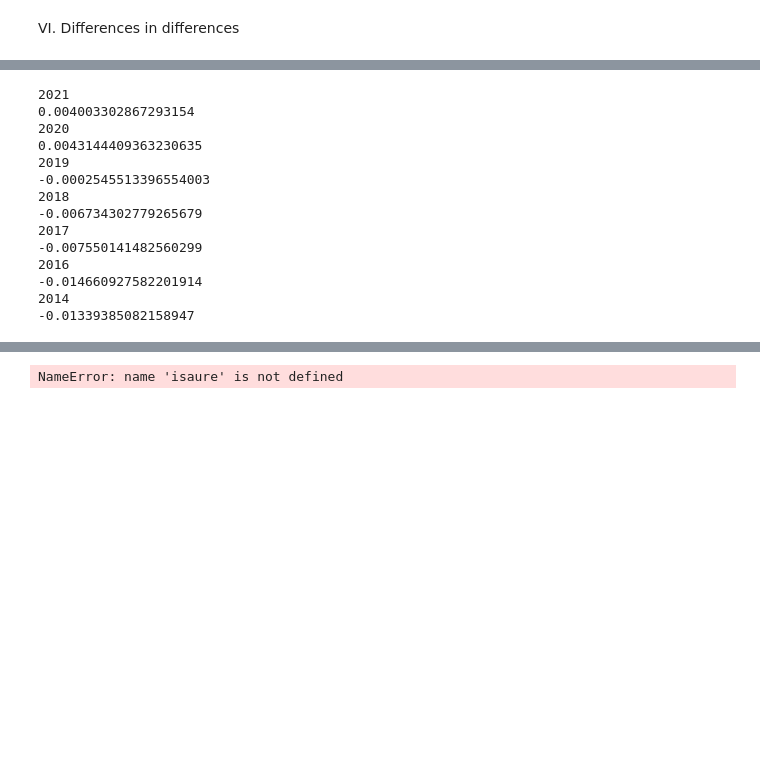
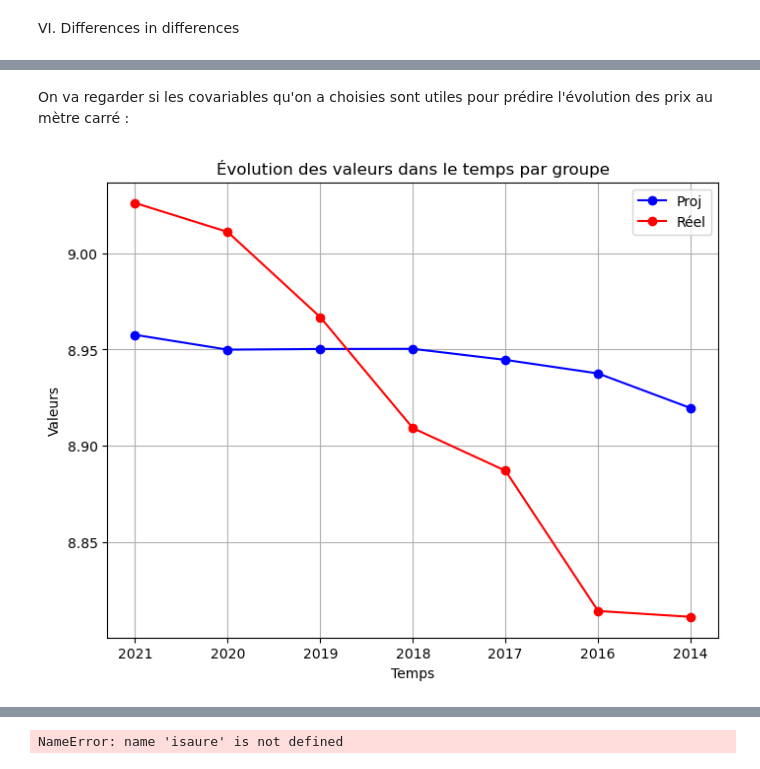
Before and after one commit to CaroLebrun/projet-python-2A, a Jupyter notebook: main.ipynb, the cells around one changed output, grey strips where cells are left out. Drawn from its saved outputs; the diff is of its cells as text; code cells hidden in the pictures; blank space fills up the shorter version.

```diff
--- a/main.ipynb
+++ b/main.ipynb
@@ -765,4 +772,4 @@ print(data_mut_ouest_et_insee["DISP_MED"].mean())
 # %%
-result = sm.ols(formula="prix_m2 ~ P_ACT1564 + P_CHOM1564 + C_ACT1564_CS3 + P_H1564 + P_MAISON +DISP_MED+P_RP_PROP", data=data_mut_ouest_et_insee).fit()
+result = sm.ols(formula="prix_m2 ~ prop_h + tx_chom + prop_ht_diplome + prop_maison + prop_res_princ", data=data_mut_ouest_et_insee).fit()
 print(result.params)
 # %% [output]
@@ -787,29 +792,42 @@ P_MAISON         2.256382e-15
 dtype: float64
-# %%
-crtl_sud_an = {}
-for annee in crtl_sud['anneemut'].unique() :
-    crtl_sud_an[annee] = crtl_sud[crtl_sud['anneemut']==annee]
+# %% [markdown]
+On va regarder si les covariables qu'on a choisies sont utiles pour prédire l'évolution des prix au mètre carré :
 # %%
-for annee in crtl_sud['anneemut'].unique() :
-    print(annee)
-    df = crtl_sud_an[annee]
+crtl_ouest_an = {}
+proj_crtl_an = []
+reel_crtl_an = []
+for annee in crtl_ouest['anneemut'].unique() :
+    crtl_ouest_an[annee] = crtl_ouest[crtl_ouest['anneemut']==annee]
+for annee in crtl_ouest['anneemut'].unique() :
+    df = crtl_ouest_an[annee]
     pred = result.params["Intercept"]
-    for covar in ["P_CHOM1564",'C_ACT1564_CS3', 'P_H1564', "P_MAISON", "P_ACT1564","DISP_MED"]:
+    for covar in list_covar:
         pred +=  result.params[covar]*df[covar].mean()
-    print((df['prix_m2'].mean() - pred)/df['prix_m2'].mean())
+    proj_crtl_an.append(pred)
+    reel_crtl_an.append(df['prix_m2'].mean())
-# %% [output]
-2021
-0.004003302867293154
-2020
-0.0043144409363230635
-2019
--0.0002545513396554003
-2018
--0.006734302779265679
-2017
--0.007550141482560299
-2016
--0.014660927582201914
-2014
--0.01339385082158947
+# %%
+import matplotlib.pyplot as plt
+
+periode = crtl_ouest['anneemut'].unique()
+
+# Création du graphique
+plt.figure(figsize=(8, 6))
+
+# Tracer les valeurs du groupe 1
+plt.plot(periode, proj_crtl_an, marker='o', label='Proj', color='blue')
+
+# Tracer les valeurs du groupe 2
+plt.plot(periode, reel_crtl_an, marker='o', label='Réel', color='red')
+
+# Ajouter des labels et un titre
+plt.xlabel('Temps')
+plt.ylabel('Valeurs')
+plt.title('Évolution des valeurs dans le temps par groupe')
+plt.legend()
+
+# Afficher le graphique
+plt.grid(True)
+plt.show()
+# %% [output]
+[figure, added]
 # %%
```
Also changed, not shown: parts of 28 cells of this notebook.
